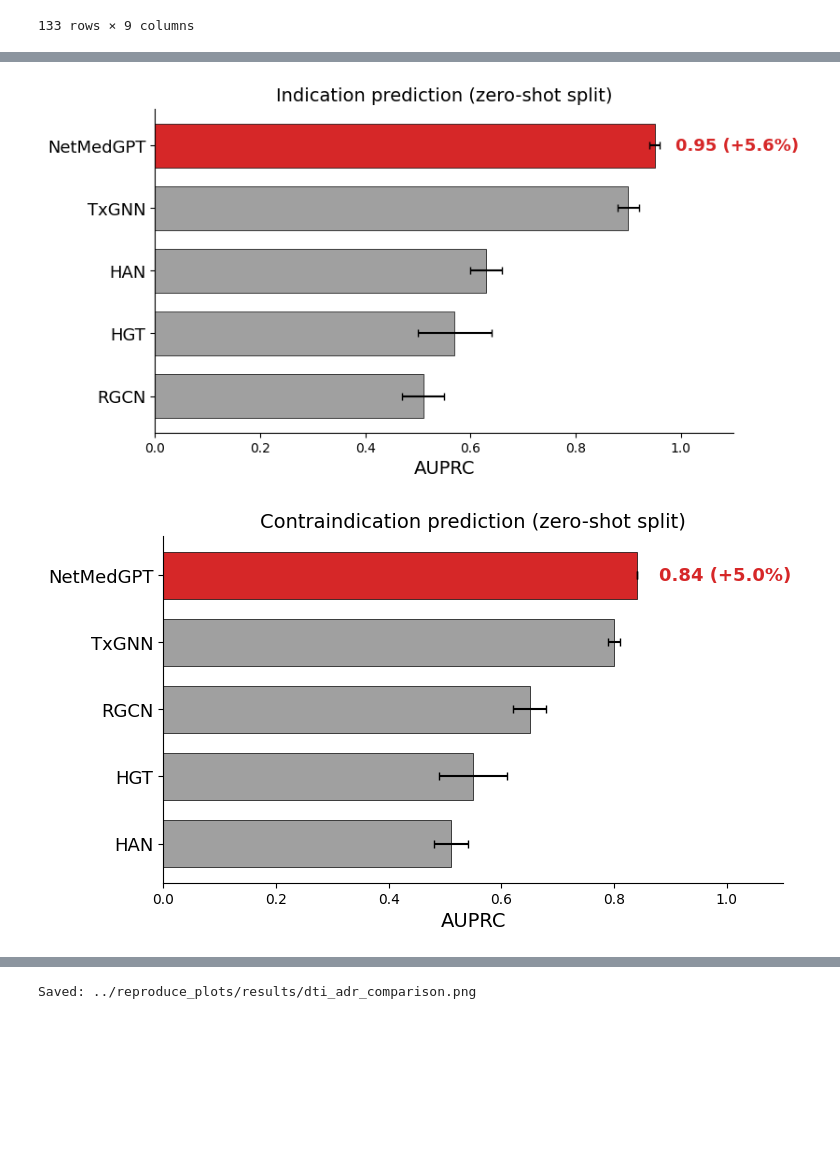
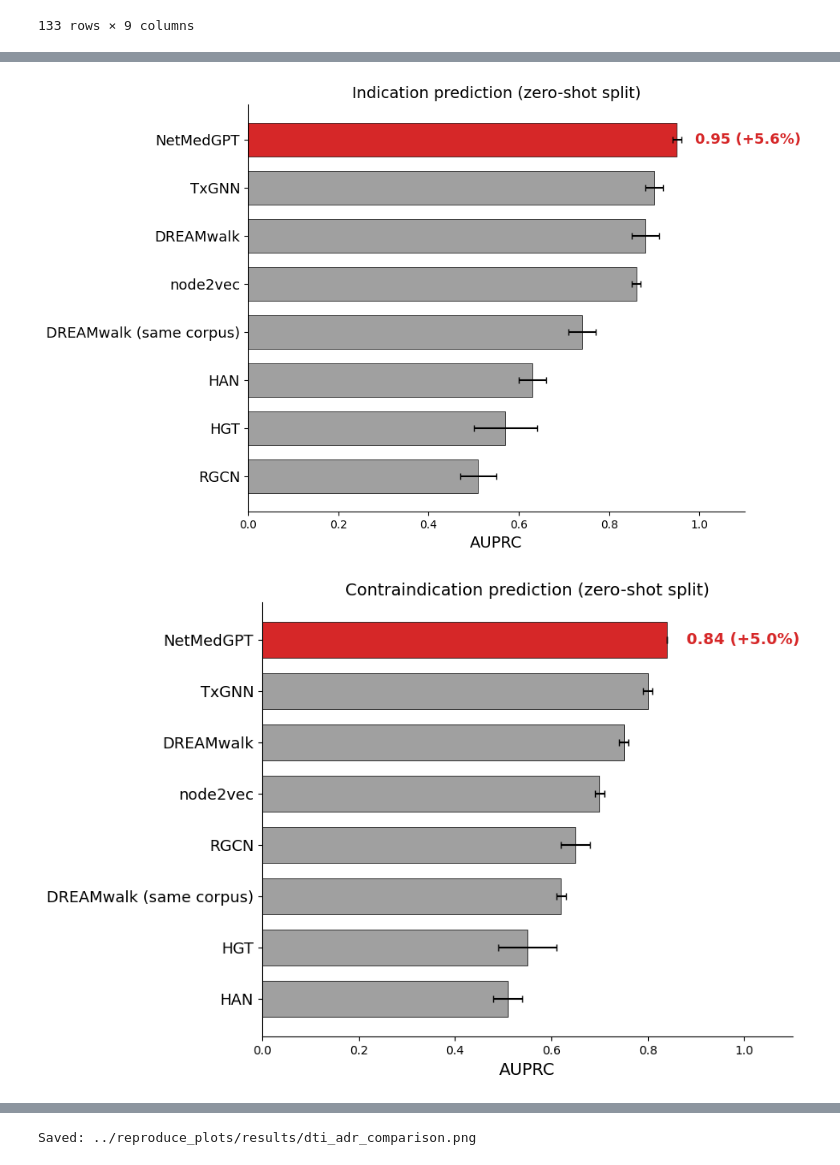
Before and after one commit to faren-f/NetMedGPT, a Jupyter notebook: reproduce_plots/reproduce_plots.ipynb, the cells around one changed output, grey strips where cells are left out. Saved outputs shown, nothing was run; the diff lists cells and outputs as text; code cells hidden in the pictures; blank space fills up the shorter version.

```diff
--- a/reproduce_plots/reproduce_plots.ipynb
+++ b/reproduce_plots/reproduce_plots.ipynb
@@ -1244,7 +1332,6 @@ ax.grid(False)
 # %%
 mask = (all_results['model'] == 'NetMedGPT') & (all_results['evaluation'] == 'zero_shot_split')
 netmedgpt_zeroshot = all_results[mask]
-
 
 # Group by seed
 grouped = netmedgpt_zeroshot.groupby('seed')
@@ -1294,13 +1381,15 @@ for i in methods:
     means.append(round(indication_auprcs.loc[indication_auprcs['method'] == i, 'mean'].item(), 2))
     stds.append(round(indication_auprcs.loc[indication_auprcs['method'] == i, 'std'].item(), 2))
 
+methods, means, stds = add_walk(methods, means, stds, "zero_shot", "indication", "AUPRC", 2)
+
 # Sort by performance
 data = sorted(zip(means, stds, methods), reverse=True)
 means, stds, methods = zip(*data)
 
-# Compute % improvement over best baseline (excluding NetMedGPT)
-baseline_max = max(means[1:])
-improvement = round((means[0] - baseline_max) / baseline_max * 100, 1)
+# Compute % difference of NetMedGPT to the best baseline (NetMedGPT is not necessarily the top bar)
+baseline_max = max(m for m, meth in zip(means, methods) if meth != "NetMedGPT")
+improvement = round((means[methods.index("NetMedGPT")] - baseline_max) / baseline_max * 100, 1)
 
 # Colors: NetMedGPT = red, others = grey
 colors = ['#D62728' if method == "NetMedGPT" else '#A0A0A0' for method in methods]
@@ -1326,7 +1415,7 @@ bars = ax.barh(y_pos, means, xerr=stds, color=colors,
 for i, (bar, method, val) in enumerate(zip(bars, methods, means)):
     if method == "NetMedGPT":
         ax.text(val + 0.04, bar.get_y() + bar.get_height() / 2,
-                f"{val:.2f} (+{improvement}%)", va='center', fontsize=13, fontweight='bold', color='#D62728')
+                f"{val:.2f} ({improvement:+.1f}%)", va='center', fontsize=13, fontweight='bold', color='#D62728')
 
 # Formatting
 ax.set_yticks(y_pos)
@@ -1365,13 +1454,15 @@ for i in methods:
     stds.append(round(contraindication_auprcs.loc[contraindication_auprcs['method'] == i, 'std'].item(), 2))
 
 
+methods, means, stds = add_walk(methods, means, stds, "zero_shot", "contraindication", "AUPRC", 2)
+
 # Sort by performance
 data = sorted(zip(means, stds, methods), reverse=True)
 means, stds, methods = zip(*data)
 
-# Compute % improvement over best baseline (excluding NetMedGPT)
-baseline_max = max(means[1:])
-improvement = round((means[0] - baseline_max) / baseline_max * 100, 1)
+# Compute % difference of NetMedGPT to the best baseline (NetMedGPT is not necessarily the top bar)
+baseline_max = max(m for m, meth in zip(means, methods) if meth != "NetMedGPT")
+improvement = round((means[methods.index("NetMedGPT")] - baseline_max) / baseline_max * 100, 1)
 
 # Colors: NetMedGPT = red, others = grey
 colors = ['#D62728' if method == "NetMedGPT" else '#A0A0A0' for method in methods]
@@ -1395,7 +1486,7 @@ bars = ax.barh(y_pos, means, xerr=stds, color=colors,
 for i, (bar, method, val) in enumerate(zip(bars, methods, means)):
     if method == "NetMedGPT":
         ax.text(val + 0.04, bar.get_y() + bar.get_height() / 2,
-                f"{val:.2f} (+{improvement}%)", va='center', fontsize=13, fontweight='bold', color='#D62728')
+                f"{val:.2f} ({improvement:+.1f}%)", va='center', fontsize=13, fontweight='bold', color='#D62728')
 
 # Formatting
 ax.set_yticks(y_pos)
@@ -1434,13 +1525,15 @@ for i in methods:
     stds.append(round(indication_aucs.loc[indication_aucs['method'] == i, 'std'].item(), 2))
 
 
+methods, means, stds = add_walk(methods, means, stds, "zero_shot", "indication", "AUC", 2)
+
 # Sort by performance
 data = sorted(zip(means, stds, methods), reverse=True)
 means, stds, methods = zip(*data)
 
-# Compute % improvement over best baseline (excluding BioMedFormer)
-baseline_max = max(means[1:])
-improvement = round((means[0] - baseline_max) / baseline_max * 100, 1)
+# Compute % difference of NetMedGPT to the best baseline (NetMedGPT is not necessarily the top bar)
+baseline_max = max(m for m, meth in zip(means, methods) if meth != "NetMedGPT")
+improvement = round((means[methods.index("NetMedGPT")] - baseline_max) / baseline_max * 100, 1)
 
 # Colors: BioMedFormer = red, others = grey
 colors = ['#D62728' if method == "NetMedGPT" else '#A0A0A0' for method in methods]
@@ -1469,7 +1562,7 @@ bars = ax.barh(y_pos, means, xerr=stds, color=colors,
 for i, (bar, method, val) in enumerate(zip(bars, methods, means)):
     if method == "NetMedGPT":
         ax.text(val + 0.04, bar.get_y() + bar.get_height() / 2,
-                f"{val:.2f} (+{improvement}%)", va='center', fontsize=13, fontweight='bold', color='#D62728')
+                f"{val:.2f} ({improvement:+.1f}%)", va='center', fontsize=13, fontweight='bold', color='#D62728')
 
 # Formatting
 ax.set_yticks(y_pos)
@@ -1511,13 +1604,15 @@ for i in methods:
     stds.append(round(contraindication_aucs.loc[contraindication_aucs['method'] == i, 'std'].item(), 2))
 
 
+methods, means, stds = add_walk(methods, means, stds, "zero_shot", "contraindication", "AUC", 2)
+
 # Sort by performance
 data = sorted(zip(means, stds, methods), reverse=True)
 means, stds, methods = zip(*data)
 
-# Compute % improvement over best baseline (excluding BioMedFormer)
-baseline_max = max(means[1:])
-improvement = round((means[0] - baseline_max) / baseline_max * 100, 1)
+# Compute % difference of NetMedGPT to the best baseline (NetMedGPT is not necessarily the top bar)
+baseline_max = max(m for m, meth in zip(means, methods) if meth != "NetMedGPT")
+improvement = round((means[methods.index("NetMedGPT")] - baseline_max) / baseline_max * 100, 1)
 
 # Colors: BioMedFormer = red, others = grey
 colors = ['#D62728' if method == "NetMedGPT" else '#A0A0A0' for method in methods]
@@ -1542,7 +1637,7 @@ bars = ax.barh(y_pos, means, xerr=stds, color=colors,
 for i, (bar, method, val) in enumerate(zip(bars, methods, means)):
     if method == "NetMedGPT":
         ax.text(val + 0.04, bar.get_y() + bar.get_height() / 2,
-                f"{val:.2f} (+{improvement}%)", va='center', fontsize=13, fontweight='bold', color='#D62728')
+                f"{val:.2f} ({improvement:+.1f}%)", va='center', fontsize=13, fontweight='bold', color='#D62728')
 
 # Formatting
 ax.set_yticks(y_pos)
@@ -1580,13 +1675,15 @@ for i in methods:
     stds.append(round(indication_recall100.loc[indication_recall100['method'] == i, 'std'].item(), 2))
 
 
+methods, means, stds = add_walk(methods, means, stds, "zero_shot", "indication", "Recall@100", 2)
+
 # Sort by performance
 data = sorted(zip(means, stds, methods), reverse=True)
 means, stds, methods = zip(*data)
 
-# Compute % improvement over best baseline (excluding BioMedFormer)
-baseline_max = max(means[1:])
-improvement = round((means[0] - baseline_max) / baseline_max * 100, 1)
+# Compute % difference of NetMedGPT to the best baseline (NetMedGPT is not necessarily the top bar)
+baseline_max = max(m for m, meth in zip(means, methods) if meth != "NetMedGPT")
+improvement = round((means[methods.index("NetMedGPT")] - baseline_max) / baseline_max * 100, 1)
 
 # Colors: BioMedFormer = red, others = grey
 colors = ['#D62728' if method == "NetMedGPT" else '#A0A0A0' for method in methods]
@@ -1611,7 +1708,7 @@ bars = ax.barh(y_pos, means, xerr=stds, color=colors,
 for i, (bar, method, val) in enumerate(zip(bars, methods, means)):
     if method == "NetMedGPT":
         ax.text(val + 0.04, bar.get_y() + bar.get_height() / 2,
-                f"{val:.2f} (+{improvement}%)", va='center', fontsize=13, fontweight='bold', color='#D62728')
+                f"{val:.2f} ({improvement:+.1f}%)", va='center', fontsize=13, fontweight='bold', color='#D62728')
 
 # Formatting
 ax.set_yticks(y_pos)
@@ -1648,13 +1745,15 @@ for i in methods:
     stds.append(round(contraindication_recall100.loc[contraindication_recall100['method'] == i, 'std'].item(), 2))
 
 
+methods, means, stds = add_walk(methods, means, stds, "zero_shot", "contraindication", "Recall@100", 2)
+
 # Sort by performance
 data = sorted(zip(means, stds, methods), reverse=True)
 means, stds, methods = zip(*data)
 
-# Compute % improvement over best baseline (excluding BioMedFormer)
-baseline_max = max(means[1:])
-improvement = round((means[0] - baseline_max) / baseline_max * 100, 1)
+# Compute % difference of NetMedGPT to the best baseline (NetMedGPT is not necessarily the top bar)
+baseline_max = max(m for m, meth in zip(means, methods) if meth != "NetMedGPT")
+improvement = round((means[methods.index("NetMedGPT")] - baseline_max) / baseline_max * 100, 1)
 
 # Colors: BioMedFormer = red, others = grey
 colors = ['#D62728' if method == "NetMedGPT" else '#A0A0A0' for method in methods]
@@ -1666,33 +1765,33 @@ vertical_padding = 1.0  # For title/labels
 
 # Dynamically scale figure height based on number of bars
 fig_height = len(methods) * bar_height + vertical_padding
 
 fig, ax = plt.subplots(figsize=(8, fig_height))
 
 
 y_pos = np.arange(len(methods))
 
 bars = ax.barh(y_pos, means, xerr=stds, color=colors,
                capsize=3, edgecolor='black', linewidth=0.5, height=0.7)
 
 
 for i, (bar, method, val) in enumerate(zip(bars, methods, means)):
     if method == "NetMedGPT":
         ax.text(val + 0.04, bar.get_y() + bar.get_height() / 2,
-                f"{val:.2f} (+{improvement}%)", va='center', fontsize=13, fontweight='bold', color='#D62728')
+                f"{val:.2f} ({improvement:+.1f}%)", va='center', fontsize=13, fontweight='bold', color='#D62728')
 
 # Formatting
 ax.set_yticks(y_pos)
 ax.set_yticklabels(methods, fontsize=13)
 ax.invert_yaxis()
 ax.set_xlim(0, 1.1)
 ax.set_xlabel("Recall@100", fontsize=14)
 ax.set_title("contraindication prediction (zero-shot split)", fontsize=14)
 
 # Clean borders
 ax.spines['top'].set_visible(False)
 ax.spines['right'].set_visible(False)
 ax.grid(False)
 # %% [output]
-[figure, old version]
+[figure, new version]
-[figure, old version]
+[figure, new version]
```
Also changed, not shown: parts of 7 cells of this notebook, 34 other files.
